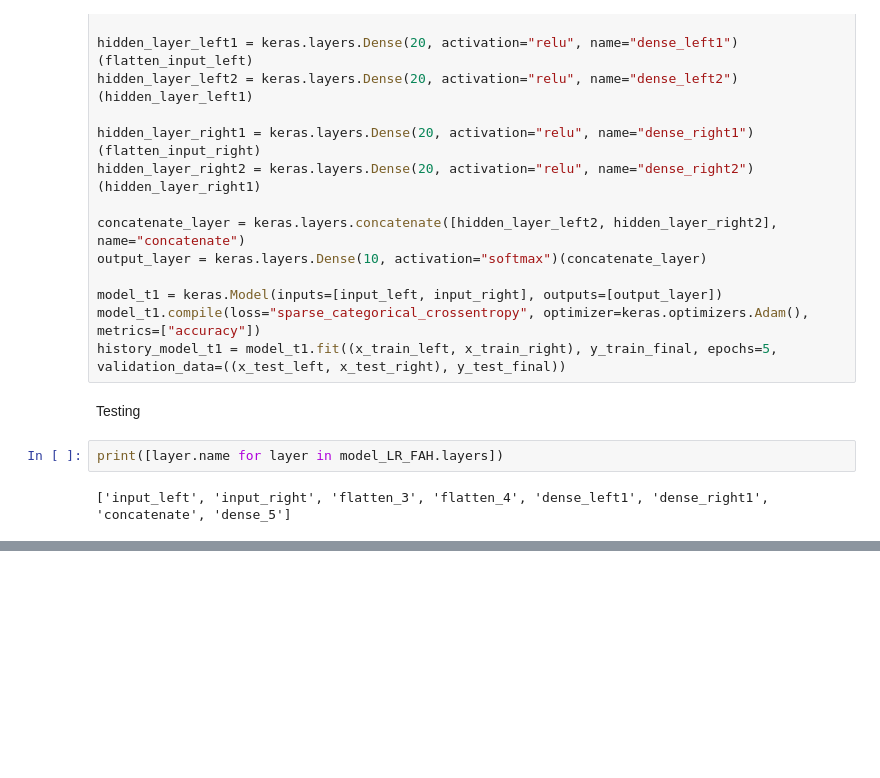
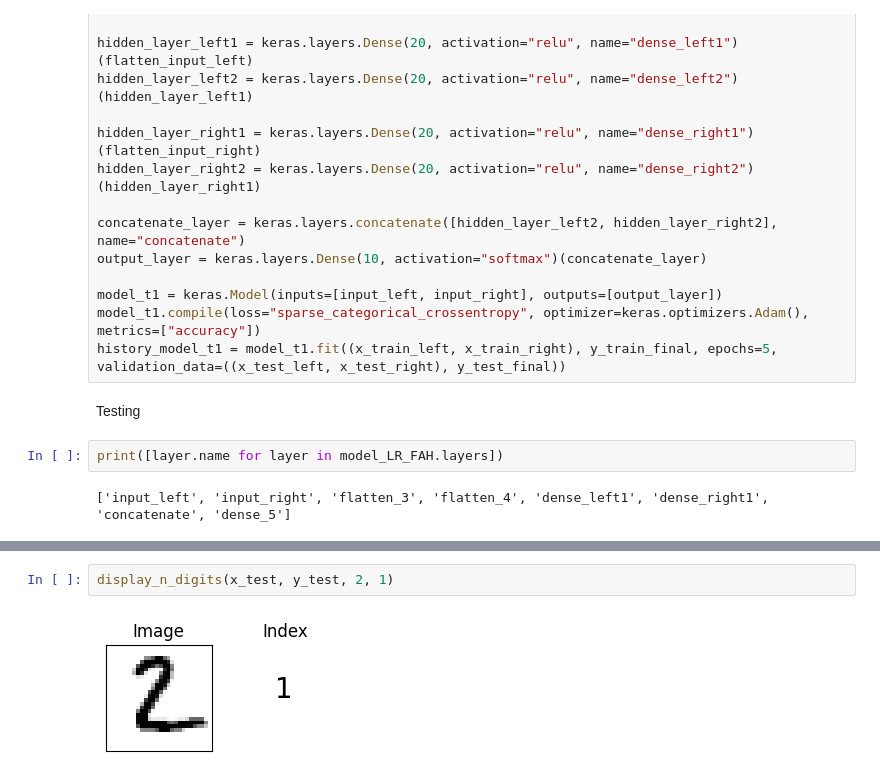
Before and after one commit to hugobbi/mnist-visual-fields, a Jupyter notebook: mnist_visual_fields_main.ipynb, the cells around one changed output, grey strips where cells are left out. Saved outputs shown, nothing was run; the diff lists cells and outputs as text; blank space fills up the shorter version.

```diff
--- a/mnist_visual_fields_main.ipynb
+++ b/mnist_visual_fields_main.ipynb
@@ -765 +809,5 @@ print([layer.name for layer in model_LR_FAH.layers])
+# %%
+display_n_digits(x_test, y_test, 2, 1)
+# %% [output]
+[figure, added]
 # %%
```
Also changed, not shown: parts of 9 cells of this notebook.
